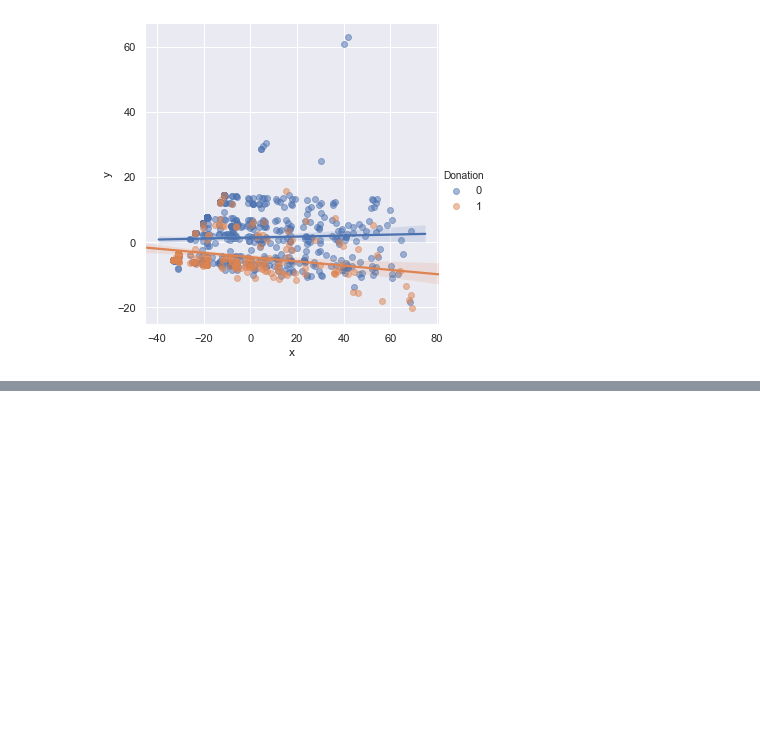
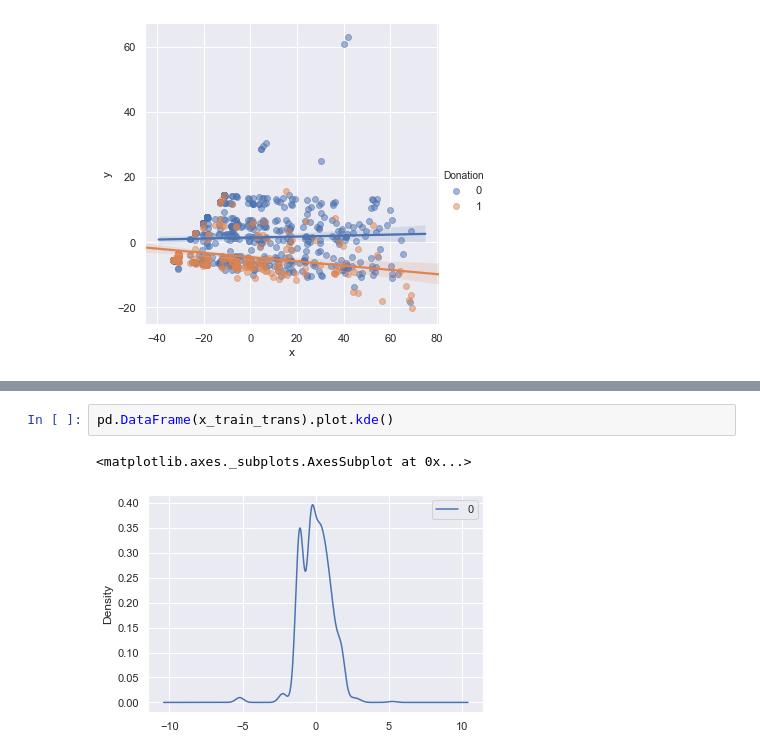
Before and after one commit to Barteus/ml-blood-donations, a Jupyter notebook: data-analysis.ipynb, the cells around one changed output, grey strips where cells are left out. Saved outputs shown, nothing was run; the diff lists cells and outputs as text; blank space fills up the shorter version.

```diff
--- a/data-analysis.ipynb
+++ b/data-analysis.ipynb
@@ -101,0 +128,5 @@ sns.lmplot(x='x', y='y', hue='Donation', data=df_pca, fit_reg=True, scatter_kws=
+# %%
+pd.DataFrame(x_train_trans).plot.kde()
+# %% [output]
+<matplotlib.axes._subplots.AxesSubplot at 0x...>
+[figure, added]
```
Also changed, not shown: parts of 9 cells of this notebook, 1 other file.
